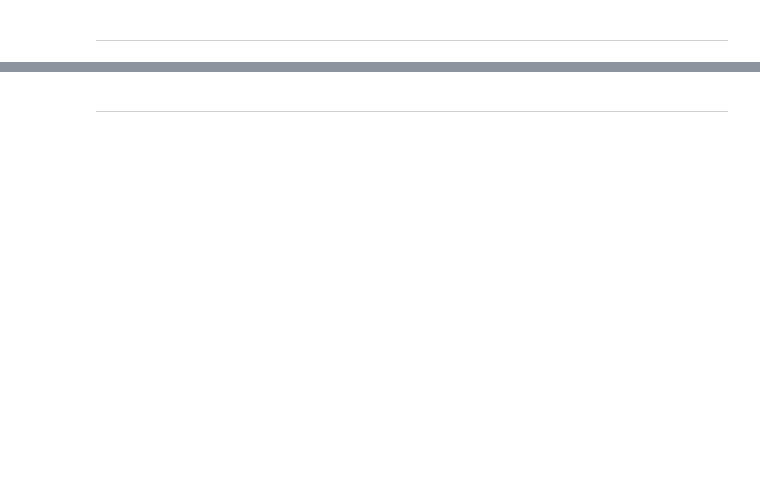
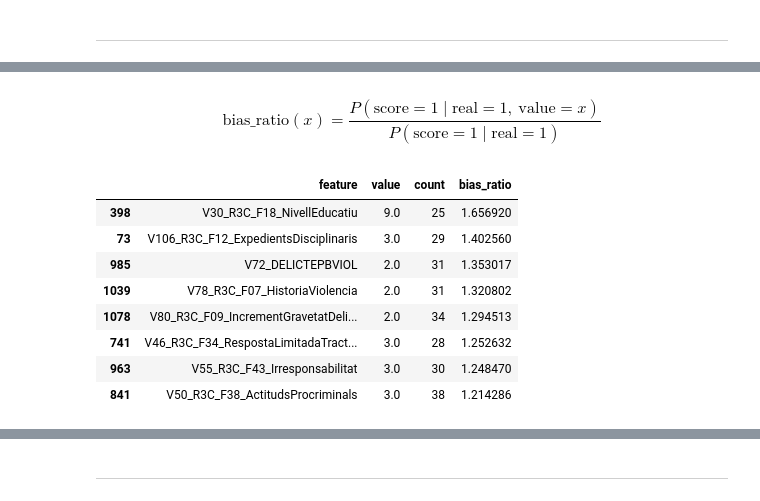
Before and after one commit to jonaszszpoton/rec_analysis, a Jupyter notebook: pipeline_1.ipynb, the cells around one changed output, grey strips where cells are left out. Drawn from its saved outputs; the diff is of its cells as text; code cells hidden in the pictures; blank space fills up the shorter version.

```diff
--- a/pipeline_1.ipynb
+++ b/pipeline_1.ipynb
@@ -201,0 +376,25 @@ df_full = pd.concat([X, df[y_val]], axis=1) # full df for further anaylisis
+# %% [markdown]
+$$
+\text{bias\_ratio}(x) =
+\frac{P(\text{score}=1 \mid \text{real}=1,\ \text{value}=x)}
+     {P(\text{score}=1 \mid \text{real}=1)}
+$$
+# %%
+biased_fn = bias_table[
+    (bias_table.REINCIDENCIA_VIOLENTA == 1) &
+    (bias_table.V205_R1_REVI == 1) &
+    (bias_table.bias_ratio > 1.2) &
+    (bias_table['count'] >= 20)
+].sort_values('bias_ratio', ascending=False)
+# %%
+biased_fn[['feature','value','count','bias_ratio']]
+# %% [output]
+|  | feature | value | count | bias_ratio |
+| 398 | V30_R3C_F18_NivellEducatiu | 9.0 | 25 | 1.656920 |
+| 73 | V106_R3C_F12_ExpedientsDisciplinaris | 3.0 | 29 | 1.402560 |
+| 985 | V72_DELICTEPBVIOL | 2.0 | 31 | 1.353017 |
+| 1039 | V78_R3C_F07_HistoriaViolencia | 2.0 | 31 | 1.320802 |
+| 1078 | V80_R3C_F09_IncrementGravetatDeli... | 2.0 | 34 | 1.294513 |
+| 741 | V46_R3C_F34_RespostaLimitadaTract... | 3.0 | 28 | 1.252632 |
+| 963 | V55_R3C_F43_Irresponsabilitat | 3.0 | 30 | 1.248470 |
+| 841 | V50_R3C_F38_ActitudsProcriminals | 3.0 | 38 | 1.214286 |
```
Also changed, not shown: parts of 129 cells of this notebook, 20 other files.
